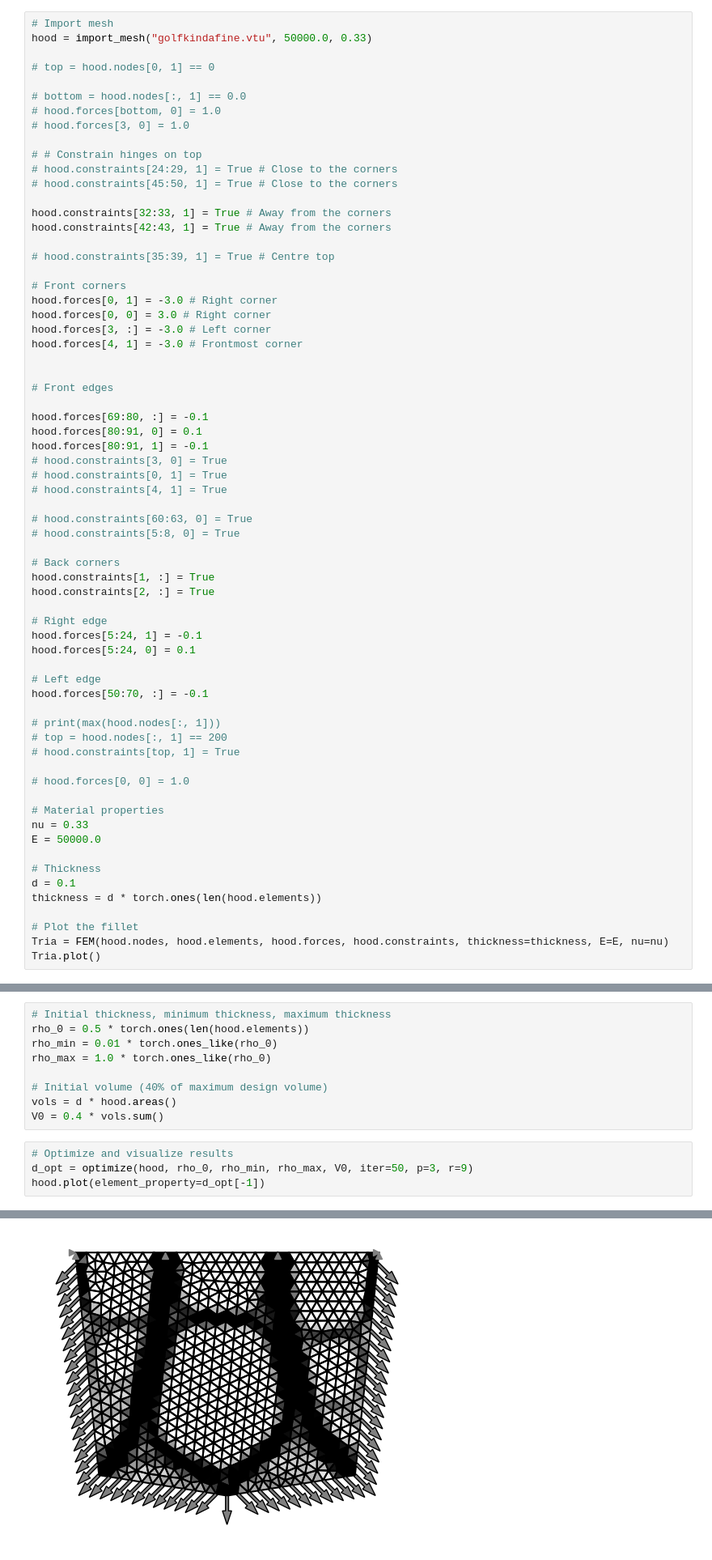
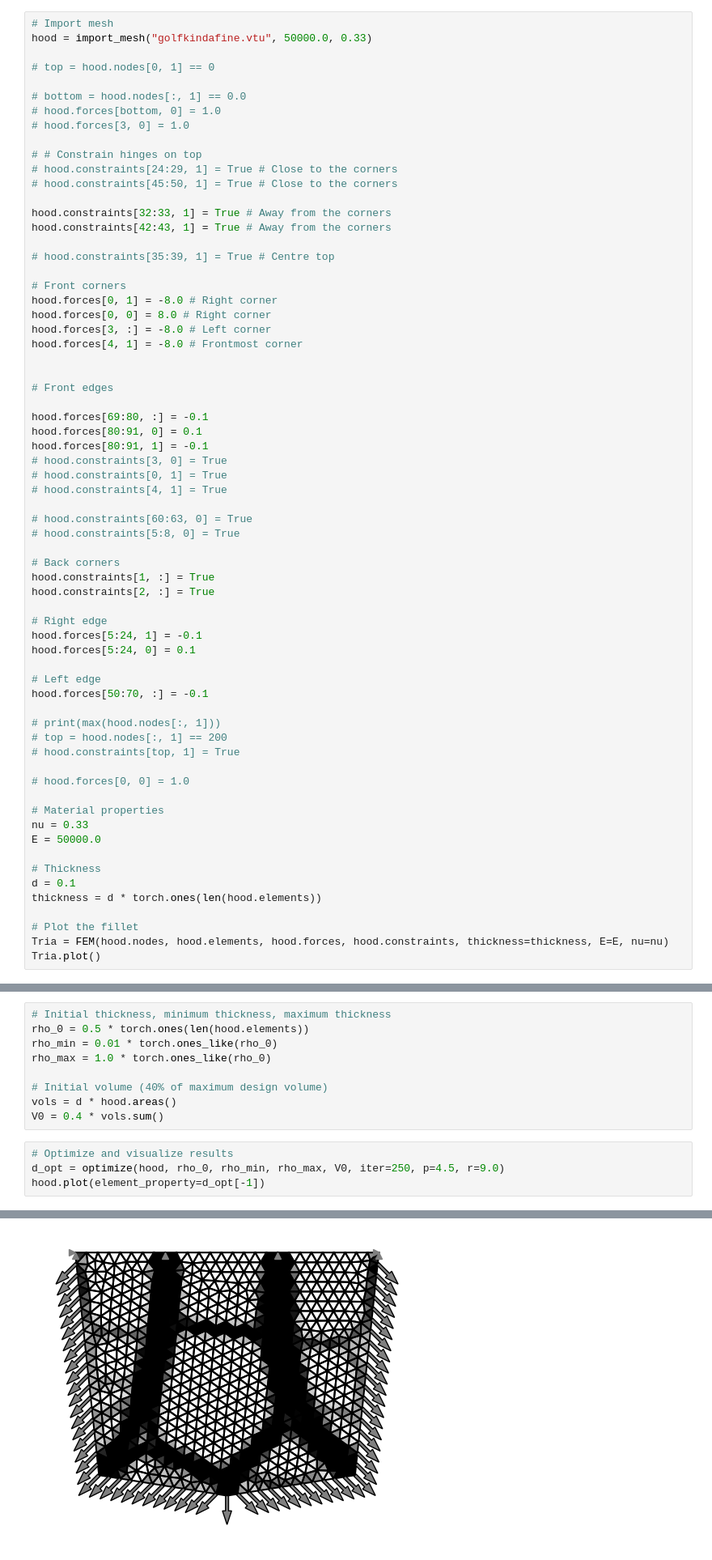
Before and after one commit to neil51/structural_optimization, a Jupyter notebook: notebooks/project topology.ipynb, the cells around one changed output, grey strips where cells are left out. Shown at 81% size. Drawn from its saved outputs; the diff is of its cells as text.

```diff
--- a/notebooks/project topology.ipynb
+++ b/notebooks/project topology.ipynb
@@ -28,10 +28,10 @@ hood.constraints[42:43, 1] = True # Away from the corners
 # hood.constraints[35:39, 1] = True # Centre top
 
 # Front corners
-hood.forces[0, 1] = -3.0 # Right corner
-hood.forces[0, 0] = 3.0 # Right corner
-hood.forces[3, :] = -3.0 # Left corner
-hood.forces[4, 1] = -3.0 # Frontmost corner
+hood.forces[0, 1] = -8.0 # Right corner
+hood.forces[0, 0] = 8.0 # Right corner
+hood.forces[3, :] = -8.0 # Left corner
+hood.forces[4, 1] = -8.0 # Frontmost corner
 
 
 # Front edges
@@ -162,6 +162,6 @@ vols = d * hood.areas()
 V0 = 0.4 * vols.sum()
 # %%
 # Optimize and visualize results
-d_opt = optimize(hood, rho_0, rho_min, rho_max, V0, iter=50, p=3, r=9)
+d_opt = optimize(hood, rho_0, rho_min, rho_max, V0, iter=250, p=4.5, r=9.0)
 hood.plot(element_property=d_opt[-1])
 # %% [output]
@@ -185 +185 @@ Iteration k=49 - Compliance: 0.16262
-[figure, old version]
+[figure, new version]
```
Also changed, not shown: parts of 2 cells of this notebook.
